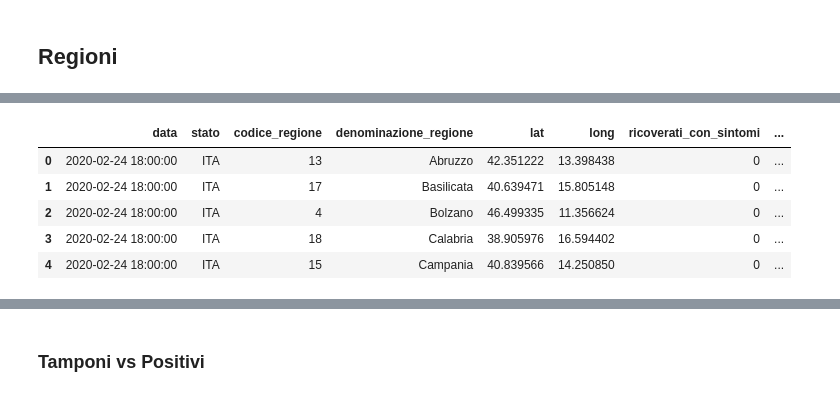
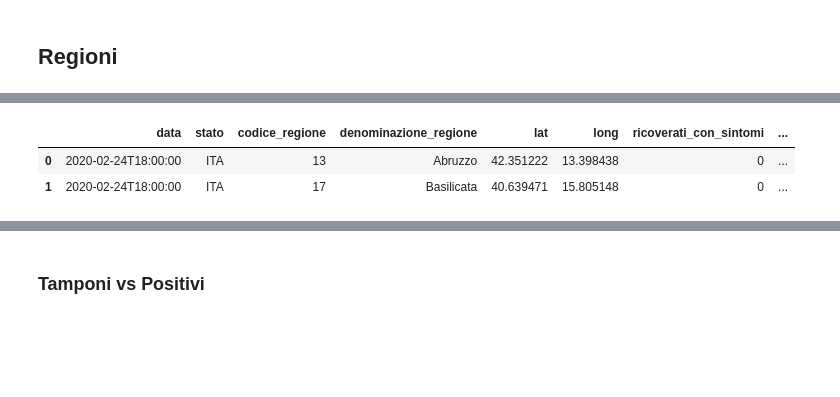
Before and after one commit to matteloca/covid19-italy, a Jupyter notebook: Dati PCM.ipynb, the cells around one changed output, grey strips where cells are left out. Saved outputs shown, nothing was run; the diff lists cells and outputs as text; code cells hidden in the pictures; blank space fills up the shorter version.

```diff
--- a/Dati PCM.ipynb
+++ b/Dati PCM.ipynb
@@ -21,8 +21,8 @@ link = "https://raw.githubusercontent.com/pcm-dpc/COVID-19/master/dati-regioni/d
 # %%
 dfreg0 = []
 for i in listadate:
-    print(i)
+ #   print(i)
     dftmp = pd.read_csv(link+i+'.csv',encoding = "ISO-8859-1")
     dftmp['tamponi_positivi'] = round(dftmp['tamponi'] / dftmp['totale_casi'],1)
-    dftmp["data_pars"] = dftmp.data.apply(lambda x: datetime.datetime.strptime((x), '%Y-%m-%d %H:%M:%S'))
+    dftmp["data_pars"] = dftmp.data.apply(lambda x: datetime.datetime.strptime((x), '%Y-%m-%dT%H:%M:%S'))
     dfreg0.append(dftmp)
@@ -42,12 +29,9 @@ for i in listadate:
 # %%
 dfreg = pd.concat(dfreg0)
 #del dfreg['Unnamed: 16']
-dfreg.head()
+dfreg.head(2)
 # %% [output]
 |  | data | stato | codice_regione | denominazione_regione | lat | long | ricoverati_con_sintomi | ... |
-| 0 | 2020-02-24 18:00:00 | ITA | 13 | Abruzzo | 42.351222 | 13.398438 | 0 | ... |
-| 1 | 2020-02-24 18:00:00 | ITA | 17 | Basilicata | 40.639471 | 15.805148 | 0 | ... |
-| 2 | 2020-02-24 18:00:00 | ITA | 4 | Bolzano | 46.499335 | 11.356624 | 0 | ... |
-| 3 | 2020-02-24 18:00:00 | ITA | 18 | Calabria | 38.905976 | 16.594402 | 0 | ... |
-| 4 | 2020-02-24 18:00:00 | ITA | 15 | Campania | 40.839566 | 14.250850 | 0 | ... |
+| 0 | 2020-02-24T18:00:00 | ITA | 13 | Abruzzo | 42.351222 | 13.398438 | 0 | ... |
+| 1 | 2020-02-24T18:00:00 | ITA | 17 | Basilicata | 40.639471 | 15.805148 | 0 | ... |
 # %%
```
Also changed, not shown: parts of 8 cells of this notebook.
